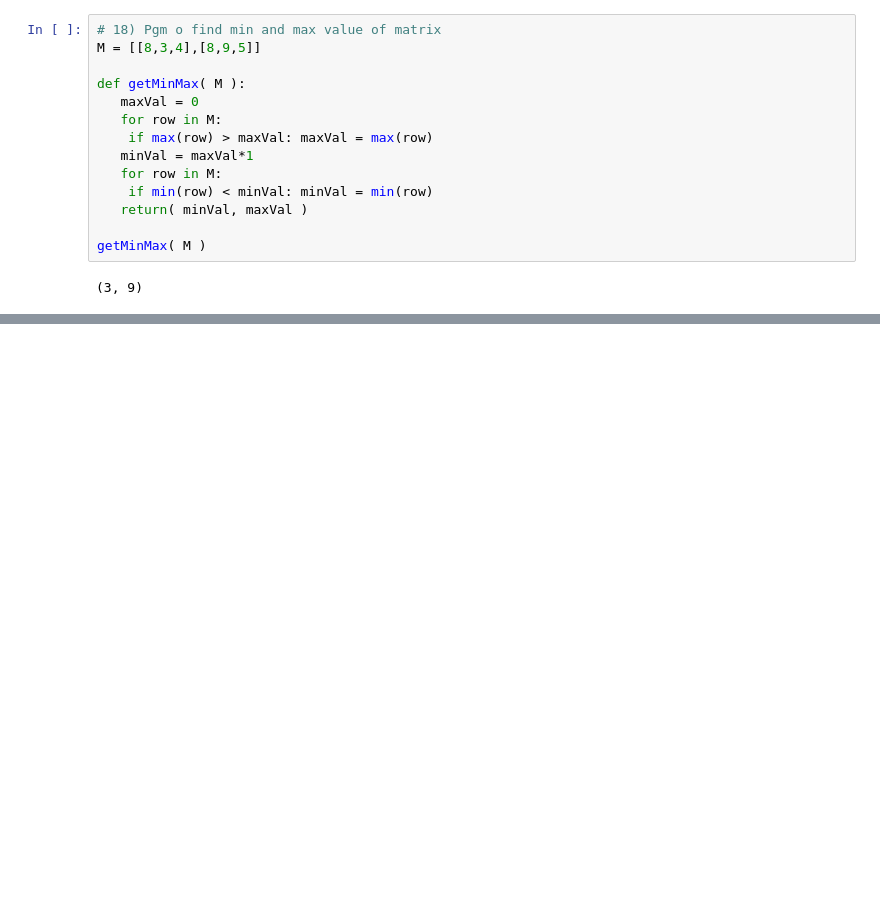
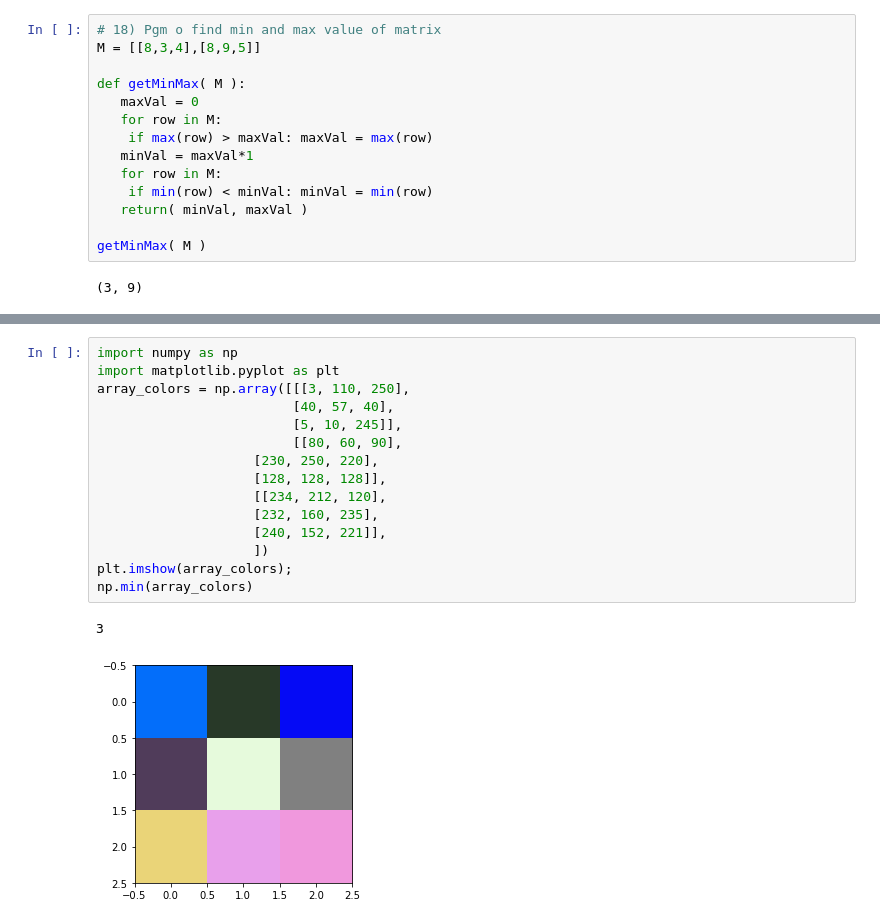
Before and after one commit to Thashreefah/IP, a Jupyter notebook: Sir_assignment.ipynb, the cells around one changed output, grey strips where cells are left out. Drawn from its saved outputs; the diff is of its cells as text; blank space fills up the shorter version.

```diff
--- a/Sir_assignment.ipynb
+++ b/Sir_assignment.ipynb
@@ -146,0 +228,18 @@ print(numpydata)
+# %%
+import numpy as np
+import matplotlib.pyplot as plt
+array_colors = np.array([[[3, 110, 250],
+                         [40, 57, 40],
+                         [5, 10, 245]],
+                         [[80, 60, 90],
+                    [230, 250, 220],
+                    [128, 128, 128]],
+                    [[234, 212, 120],
+                    [232, 160, 235],
+                    [240, 152, 221]],
+                    ])
+plt.imshow(array_colors);
+np.min(array_colors)
+# %% [output]
+3
+[figure, added]
```
Also changed, not shown: parts of 8 cells of this notebook, 1 other file.
